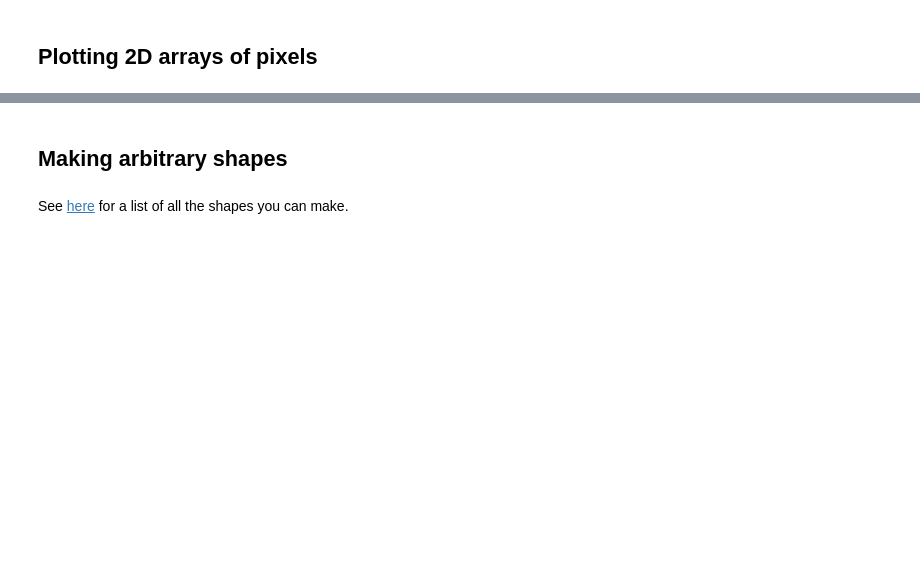
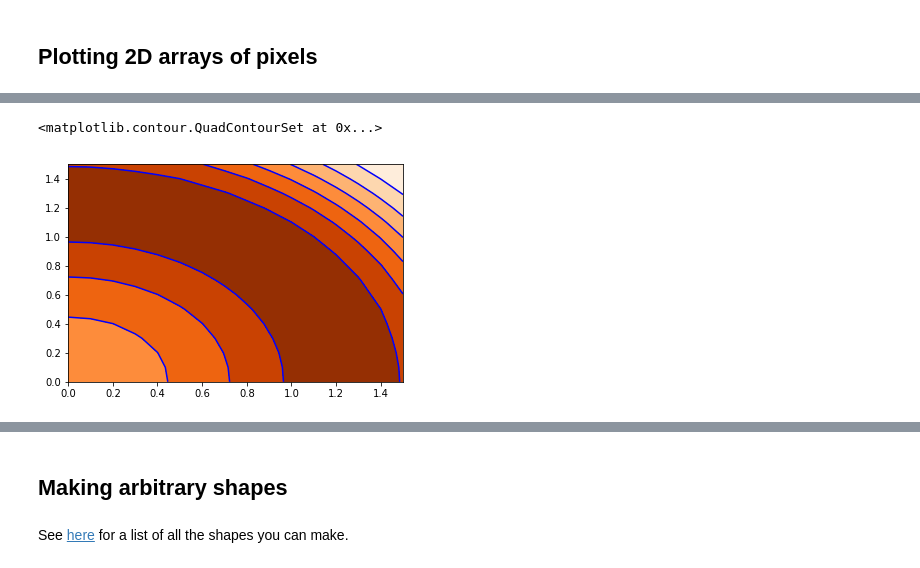
Before and after one commit to klavins/EE502P, a Jupyter notebook: 1.Python.ipynb, the cells around one changed output, grey strips where cells are left out. Cells and saved outputs as stored; diff of their text form; code cells hidden in the pictures; blank space fills up the shorter version.

```diff
--- a/1.Python.ipynb
+++ b/1.Python.ipynb
@@ -732,10 +1040,13 @@ plt.colorbar();
 # %%
 x = np.arange(0,np.pi/2,0.1)
 y = np.arange(0,np.pi/2,0.1)
 x,y = np.meshgrid(x,y)
 z = (np.sin(x**2+y**2)+1)/2
 p = plt.contourf(x,y,z,cmap="Oranges")
-plt.contour(p,colors='black')
+plt.contour(p,colors='blue')
+# %% [output]
+<matplotlib.contour.QuadContourSet at 0x...>
+[figure, added]
 # %%
 x = np.linspace(-50,50,101)
 y = np.linspace(-50,50,101)
```
Also changed, not shown: parts of 107 cells of this notebook.
